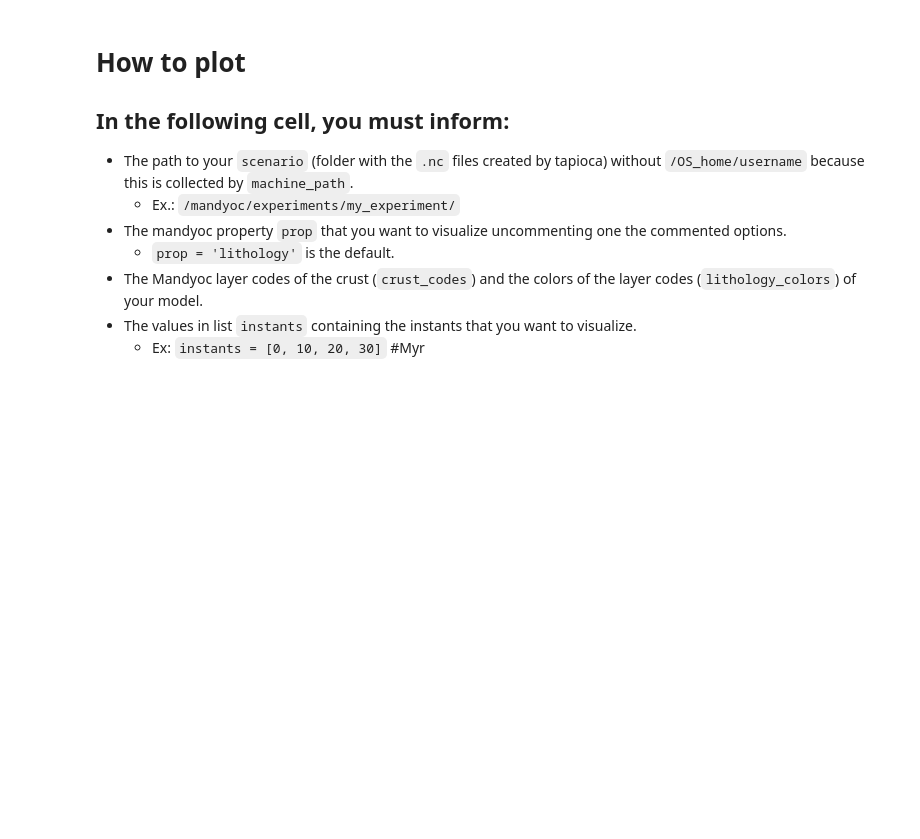
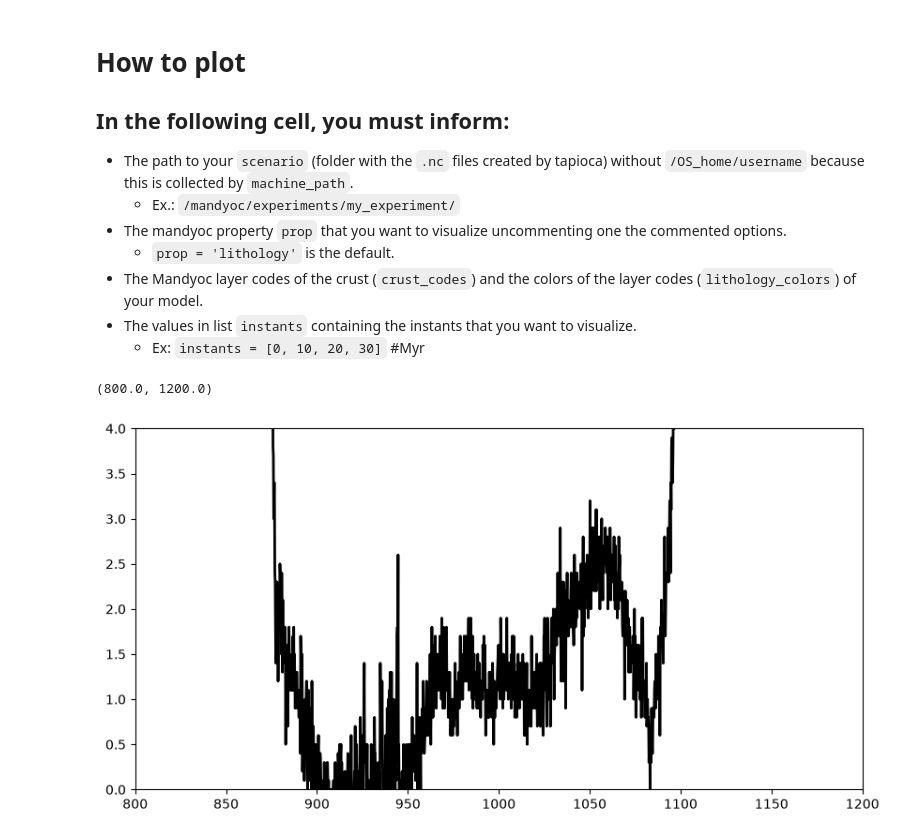
Before and after one commit to jopmas/post_processing, a Jupyter notebook: Geometries.ipynb, the cells around one changed output. Drawn from its saved outputs; the diff is of its cells as text; code cells hidden in the pictures; blank space fills up the shorter version.

Commit message:
fixing plot_frames and add mlit thickness in Geometries

```diff
--- a/Geometries.ipynb
+++ b/Geometries.ipynb
@@ -41,3 +42,33 @@ from functions.mandyocIO import (read_tapioca_datasets, read_params, read_times_
  - The Mandyoc layer codes of the crust (`crust_codes`) and the colors of the layer codes (`lithology_colors`) of your model.
  - The values in list `instants` containing the instants that you want to visualize.
      - Ex: `instants = [0, 10, 20, 30]` #Myr
+# %%
+model_path = '/Volumes/Joao_Macedo/tests_rft/Ho35S1_dz05_Clc10_Cmlit025_Ts0_1080'
+density_data = xr.open_dataset(f"{model_path}/density.nc", cache=False, engine="h5netcdf")["density"]
+# Nx = len(density_data.x)
+# Nz = len(density_data.z)
+# Lx = density_data.x.values[-1]/1000
+# Lz = density_data.z.values[-1]/1000
+time = xr.open_dataset(f"{model_path}/density.nc", cache=False, engine="h5netcdf")["time"]
+t = 40 #Myr
+idx = find_nearest(time.values, t)
+
+litho_data = xr.open_dataset(f"{model_path}/lithology.nc", cache=False, engine="h5netcdf")["lithology"]
+x = litho_data.x.values / 1000
+z = litho_data.z.values / 1000
+dz = (z[-1] - z[0]) / (len(z) - 1)  # 0.1 km
+
+litho_i = litho_data.sel(time=t, method="nearest").values
+cond = (litho_i == 1) | (litho_i == 3)
+
+# thickness_lithospheric_mantle = np.sum(cond, axis=0)/(5/dz)
+thickness_lithospheric_mantle = np.sum(cond, axis=0)*dz
+# %%
+plt.close()
+fig, axs = plt.subplots(1, 1, figsize=(10, 5))
+axs.plot(x[:-1], thickness_lithospheric_mantle[:-1], color='k', lw=2)
+axs.set_ylim(0, 4)
+axs.set_xlim(800, 1200)
+# %% [output]
+(800.0, 1200.0)
+[figure, added]
```
Also changed, not shown: parts of 3 cells of this notebook, 1 other file.
